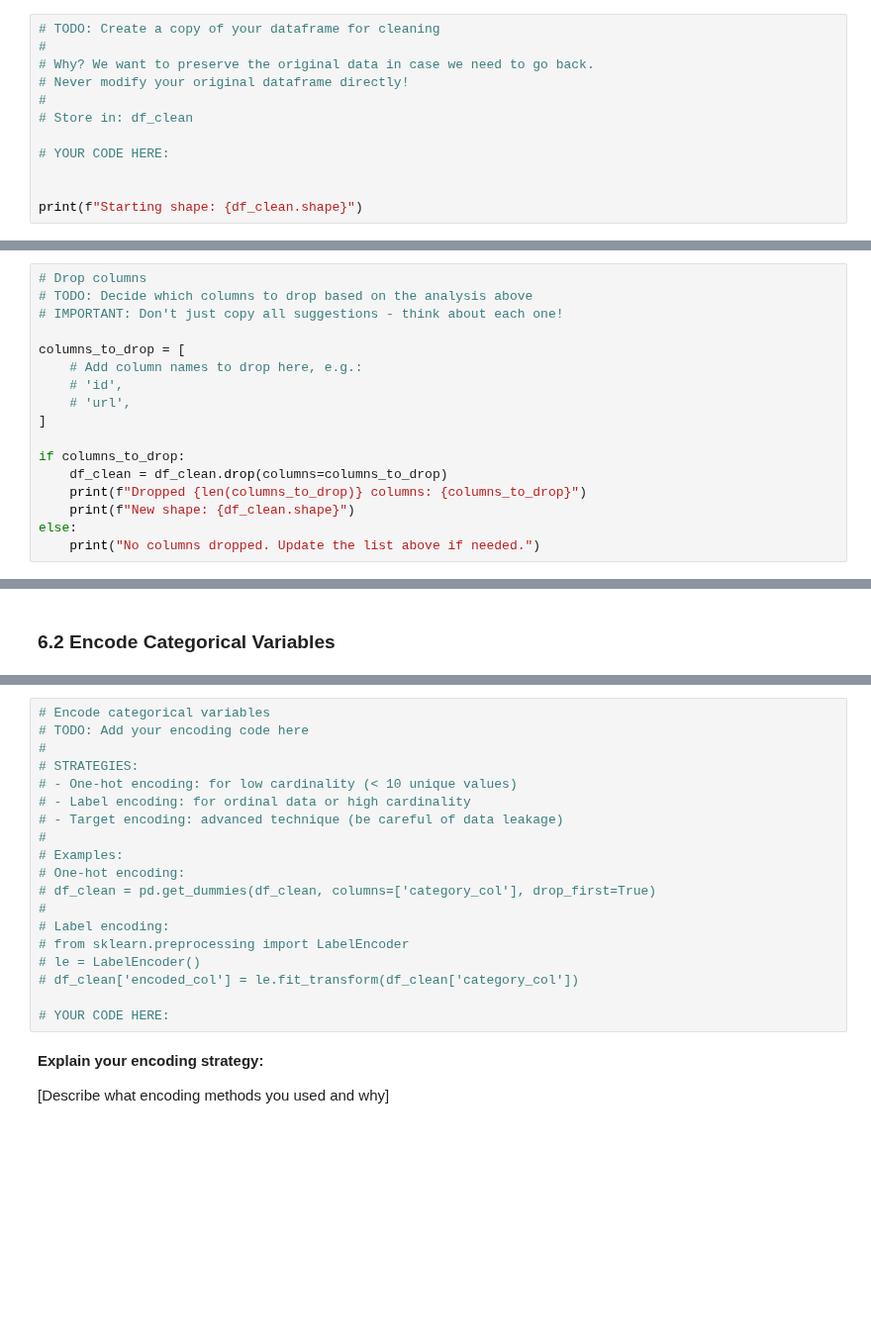
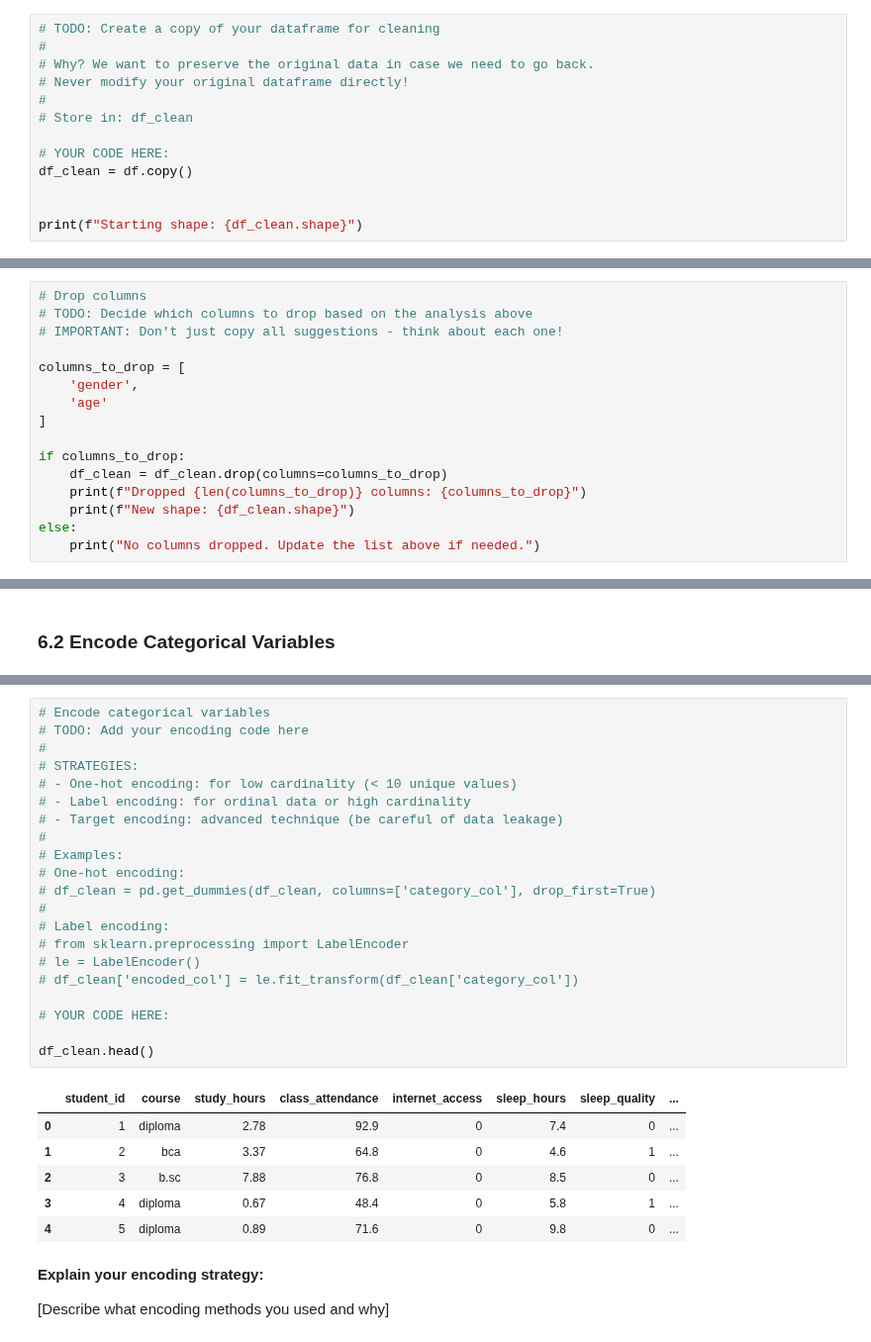
Before and after one commit to davidfekke/individual-capstone-davidfekke, a Jupyter notebook: notebooks/01_problem_statement_and_eda.ipynb, the cells around one changed output, grey strips where cells are left out. Shown at 99% size. Saved outputs shown, nothing was run; the diff lists cells and outputs as text; blank space fills up the shorter version.

```diff
--- a/notebooks/01_problem_statement_and_eda.ipynb
+++ b/notebooks/01_problem_statement_and_eda.ipynb
@@ -729,6 +807,7 @@ Before cleaning, decide which columns to remove entirely.
 # Store in: df_clean
 
 # YOUR CODE HERE:
+df_clean = df.copy()
 
 
 print(f"Starting shape: {df_clean.shape}")
@@ -760,9 +852,8 @@ print(f"\n4. Low variance (>95% same value): {low_variance}")
 # IMPORTANT: Don't just copy all suggestions - think about each one!
 
 columns_to_drop = [
-    # Add column names to drop here, e.g.:
-    # 'id',
-    # 'url',
+    'gender',
+    'age'
 ]
 
 if columns_to_drop:
@@ -927,22 +1126,31 @@ Think about what would help YOUR specific prediction problem!
 # %%
 # Encode categorical variables
 # TODO: Add your encoding code here
 #
 # STRATEGIES:
 # - One-hot encoding: for low cardinality (< 10 unique values)
 # - Label encoding: for ordinal data or high cardinality
 # - Target encoding: advanced technique (be careful of data leakage)
 #
 # Examples:
 # One-hot encoding:
 # df_clean = pd.get_dummies(df_clean, columns=['category_col'], drop_first=True)
 #
 # Label encoding:
 # from sklearn.preprocessing import LabelEncoder
 # le = LabelEncoder()
 # df_clean['encoded_col'] = le.fit_transform(df_clean['category_col'])
 
 # YOUR CODE HERE:
+
+df_clean.head()
+# %% [output]
+|  | student_id | course | study_hours | class_attendance | internet_access | sleep_hours | sleep_quality | ... |
+| 0 | 1 | diploma | 2.78 | 92.9 | 0 | 7.4 | 0 | ... |
+| 1 | 2 | bca | 3.37 | 64.8 | 0 | 4.6 | 1 | ... |
+| 2 | 3 | b.sc | 7.88 | 76.8 | 0 | 8.5 | 0 | ... |
+| 3 | 4 | diploma | 0.67 | 48.4 | 0 | 5.8 | 1 | ... |
+| 4 | 5 | diploma | 0.89 | 71.6 | 0 | 9.8 | 0 | ... |
 # %% [markdown]
 **Explain your encoding strategy:**
 
```
Also changed, not shown: parts of 30 cells of this notebook, 1 other file.
